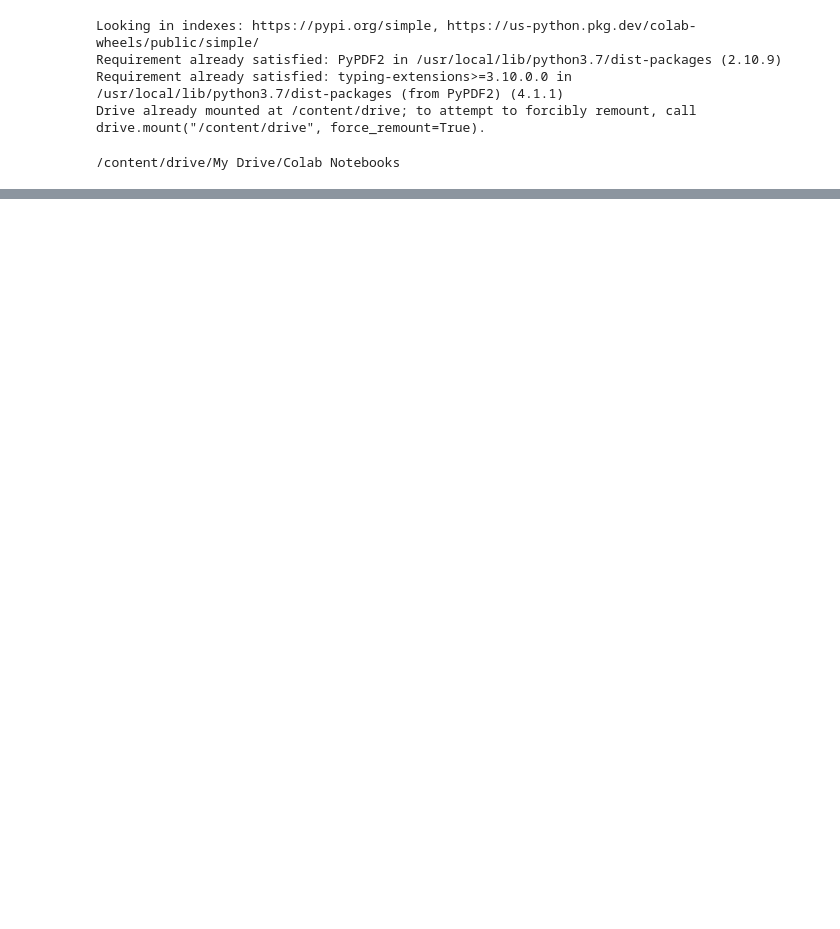
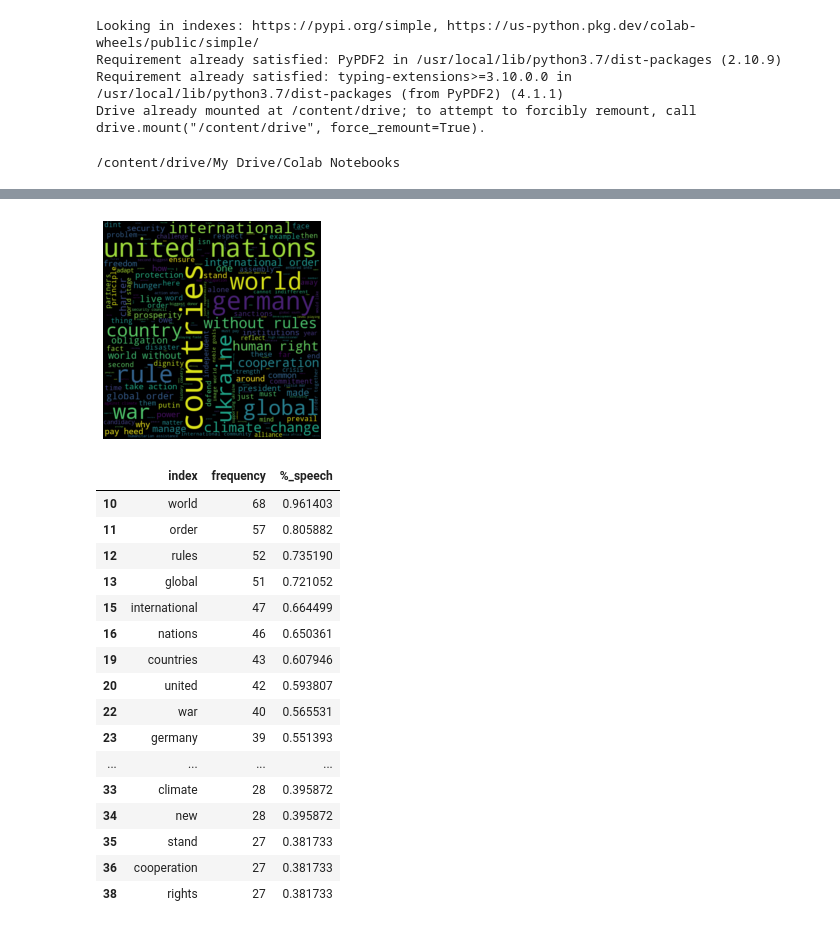
Before and after one commit to borisenko-ru/miscellaneous, a Jupyter notebook: un_ga_speech_stat.ipynb, the cells around one changed output, grey strips where cells are left out. Cells and saved outputs as stored; diff of their text form; code cells hidden in the pictures; blank space fills up the shorter version.

```diff
--- a/un_ga_speech_stat.ipynb
+++ b/un_ga_speech_stat.ipynb
@@ -135,0 +118,22 @@ word_freq('un_ga_us', 20, exclude_words=exclude_words_en, percent_speech_thresho
+# %%
+#Germany H.E. Mr. Olaf Scholz, Chancellor
+word_freq('un_ga_de', exclude_words=exclude_words_en, percent_speech_threshold=percent_speech_threshold)
+# %% [output]
+[figure, added]
+|  | index | frequency | %_speech |
+| 10 | world | 68 | 0.961403 |
+| 11 | order | 57 | 0.805882 |
+| 12 | rules | 52 | 0.735190 |
+| 13 | global | 51 | 0.721052 |
+| 15 | international | 47 | 0.664499 |
+| 16 | nations | 46 | 0.650361 |
+| 19 | countries | 43 | 0.607946 |
+| 20 | united | 42 | 0.593807 |
+| 22 | war | 40 | 0.565531 |
+| 23 | germany | 39 | 0.551393 |
+| ... | ... | ... | ... |
+| 33 | climate | 28 | 0.395872 |
+| 34 | new | 28 | 0.395872 |
+| 35 | stand | 27 | 0.381733 |
+| 36 | cooperation | 27 | 0.381733 |
+| 38 | rights | 27 | 0.381733 |
```
Also changed, not shown: parts of 14 cells of this notebook.
